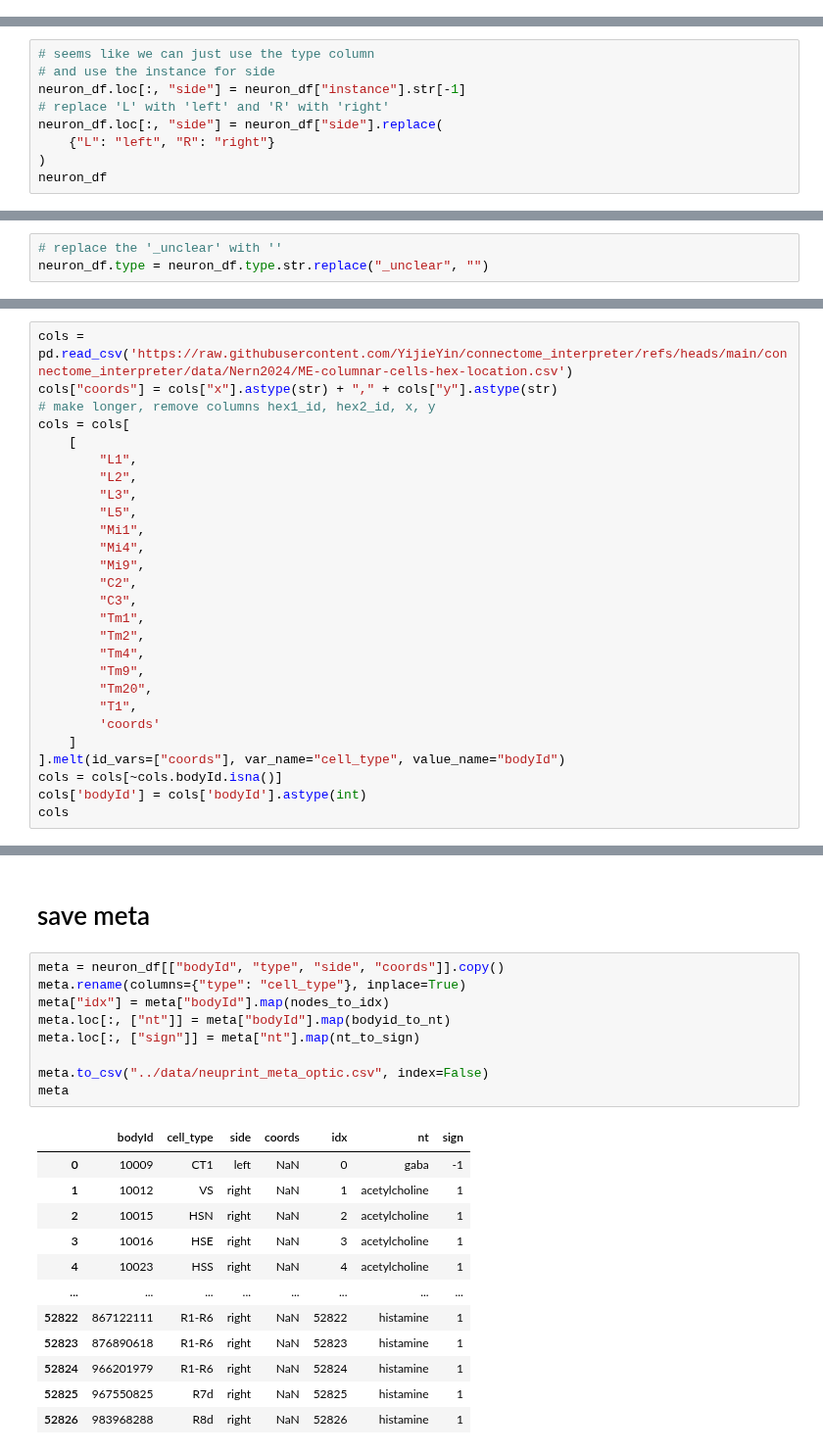
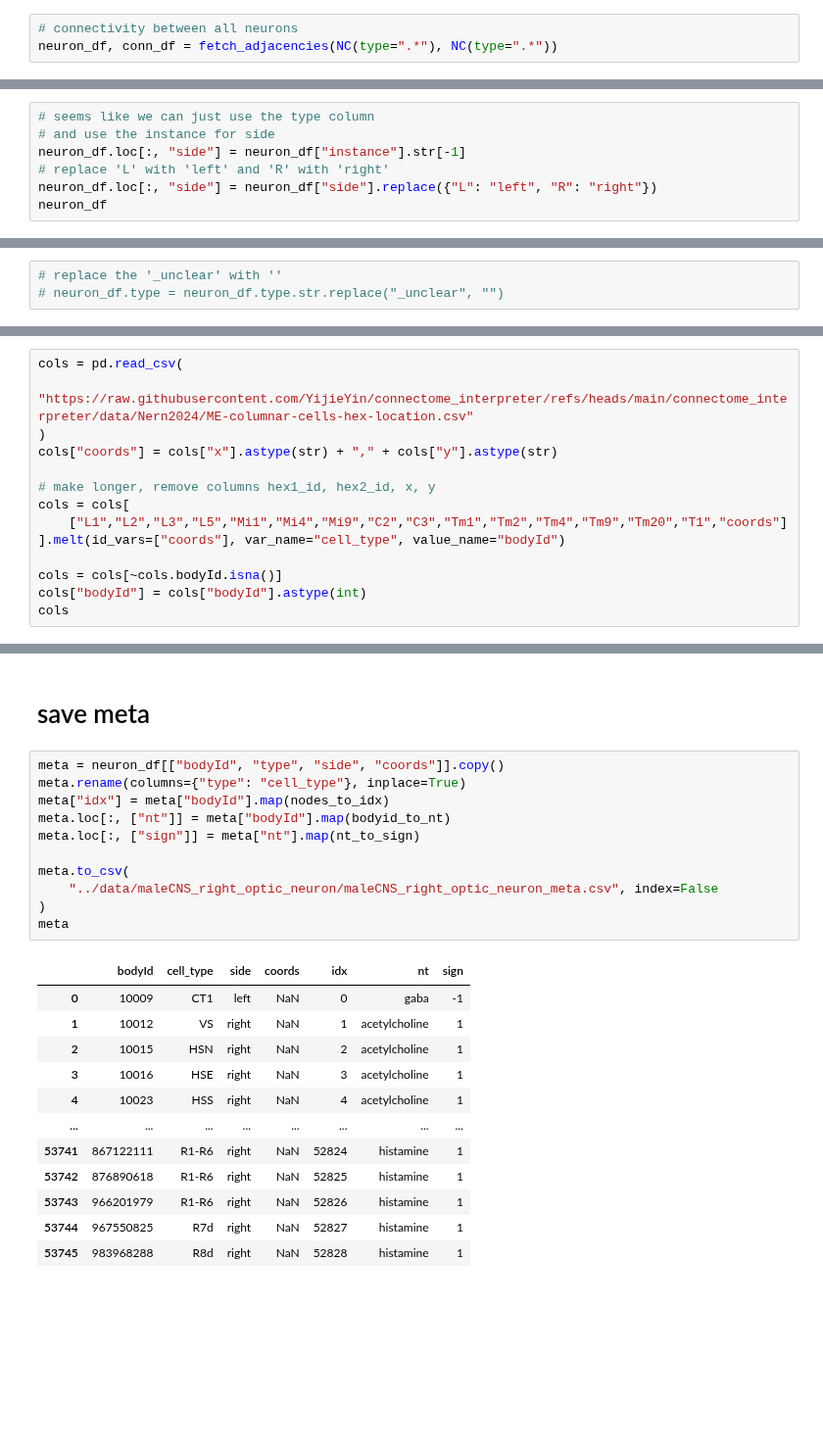
Before and after one commit to YijieYin/connectome_data_prep, a Jupyter notebook: maleCNS/adult_prepare_neuprint_optic_neuron.ipynb, the cells around one changed output, grey strips where cells are left out. Shown at 98% size. Saved outputs shown, nothing was run; the diff lists cells and outputs as text; blank space fills up the shorter version.

```diff
--- a/maleCNS/adult_prepare_neuprint_optic_neuron.ipynb
+++ b/maleCNS/adult_prepare_neuprint_optic_neuron.ipynb
@@ -17,4 +18,7 @@ from neuprint import (
 c = Client("neuprint.janelia.org", dataset="optic-lobe:v1.1")
 # %% [markdown]
 # getting data
+# %%
+# connectivity between all neurons
+neuron_df, conn_df = fetch_adjacencies(NC(type=".*"), NC(type=".*"))
 # %%
@@ -802,9 +145,7 @@ neuron_df[neuron_df.type != neuron_df.instance_noside]
 # and use the instance for side
 neuron_df.loc[:, "side"] = neuron_df["instance"].str[-1]
 # replace 'L' with 'left' and 'R' with 'right'
-neuron_df.loc[:, "side"] = neuron_df["side"].replace(
-    {"L": "left", "R": "right"}
-)
+neuron_df.loc[:, "side"] = neuron_df["side"].replace({"L": "left", "R": "right"})
 neuron_df
 # %% [output]
 |  | bodyId | type | instance | instance_noside | side |
@@ -843,6 +200,6 @@ Series([], Name: count, dtype: int64)
 # %%
 # replace the '_unclear' with ''
-neuron_df.type = neuron_df.type.str.replace("_unclear", "")
+# neuron_df.type = neuron_df.type.str.replace("_unclear", "")
 # %%
 conn_df
 # %% [output]
@@ -1050,31 +428,18 @@ nt_to_sign.update({"gaba": -1, "glutamate": -1})
 # %% [markdown]
 # add hex coordinates
 # %%
-cols = pd.read_csv('https://raw.githubusercontent.com/YijieYin/connectome_interpreter/refs/heads/main/connectome_interpreter/data/Nern2024/ME-columnar-cells-hex-location.csv')
+cols = pd.read_csv(
+    "https://raw.githubusercontent.com/YijieYin/connectome_interpreter/refs/heads/main/connectome_interpreter/data/Nern2024/ME-columnar-cells-hex-location.csv"
+)
 cols["coords"] = cols["x"].astype(str) + "," + cols["y"].astype(str)
+
 # make longer, remove columns hex1_id, hex2_id, x, y
 cols = cols[
-    [
-        "L1",
-        "L2",
-        "L3",
-        "L5",
-        "Mi1",
-        "Mi4",
-        "Mi9",
-        "C2",
-        "C3",
-        "Tm1",
-        "Tm2",
-        "Tm4",
-        "Tm9",
-        "Tm20",
-        "T1",
-        'coords'
-    ]
+    ["L1","L2","L3","L5","Mi1","Mi4","Mi9","C2","C3","Tm1","Tm2","Tm4","Tm9","Tm20","T1","coords"]
 ].melt(id_vars=["coords"], var_name="cell_type", value_name="bodyId")
+
 cols = cols[~cols.bodyId.isna()]
-cols['bodyId'] = cols['bodyId'].astype(int)
+cols["bodyId"] = cols["bodyId"].astype(int)
 cols
 # %% [output]
 |  | coords | cell_type | bodyId |
@@ -1114,22 +484,24 @@ neuron_df[['type','coords']].value_counts().reset_index().sort_values('type')
 # %%
 meta = neuron_df[["bodyId", "type", "side", "coords"]].copy()
 meta.rename(columns={"type": "cell_type"}, inplace=True)
 meta["idx"] = meta["bodyId"].map(nodes_to_idx)
 meta.loc[:, ["nt"]] = meta["bodyId"].map(bodyid_to_nt)
 meta.loc[:, ["sign"]] = meta["nt"].map(nt_to_sign)
 
-meta.to_csv("../data/neuprint_meta_optic.csv", index=False)
+meta.to_csv(
+    "../data/maleCNS_right_optic_neuron/maleCNS_right_optic_neuron_meta.csv", index=False
+)
 meta
 # %% [output]
 |  | bodyId | cell_type | side | coords | idx | nt | sign |
 | 0 | 10009 | CT1 | left | NaN | 0 | gaba | -1 |
 | 1 | 10012 | VS | right | NaN | 1 | acetylcholine | 1 |
 | 2 | 10015 | HSN | right | NaN | 2 | acetylcholine | 1 |
 | 3 | 10016 | HSE | right | NaN | 3 | acetylcholine | 1 |
 | 4 | 10023 | HSS | right | NaN | 4 | acetylcholine | 1 |
 | ... | ... | ... | ... | ... | ... | ... | ... |
-| 52822 | 867122111 | R1-R6 | right | NaN | 52822 | histamine | 1 |
-| 52823 | 876890618 | R1-R6 | right | NaN | 52823 | histamine | 1 |
-| 52824 | 966201979 | R1-R6 | right | NaN | 52824 | histamine | 1 |
-| 52825 | 967550825 | R7d | right | NaN | 52825 | histamine | 1 |
-| 52826 | 983968288 | R8d | right | NaN | 52826 | histamine | 1 |
+| 53741 | 867122111 | R1-R6 | right | NaN | 52824 | histamine | 1 |
+| 53742 | 876890618 | R1-R6 | right | NaN | 52825 | histamine | 1 |
+| 53743 | 966201979 | R1-R6 | right | NaN | 52826 | histamine | 1 |
+| 53744 | 967550825 | R7d | right | NaN | 52827 | histamine | 1 |
+| 53745 | 983968288 | R8d | right | NaN | 52828 | histamine | 1 |
```
Also changed, not shown: parts of 22 cells of this notebook, 4 other files.
